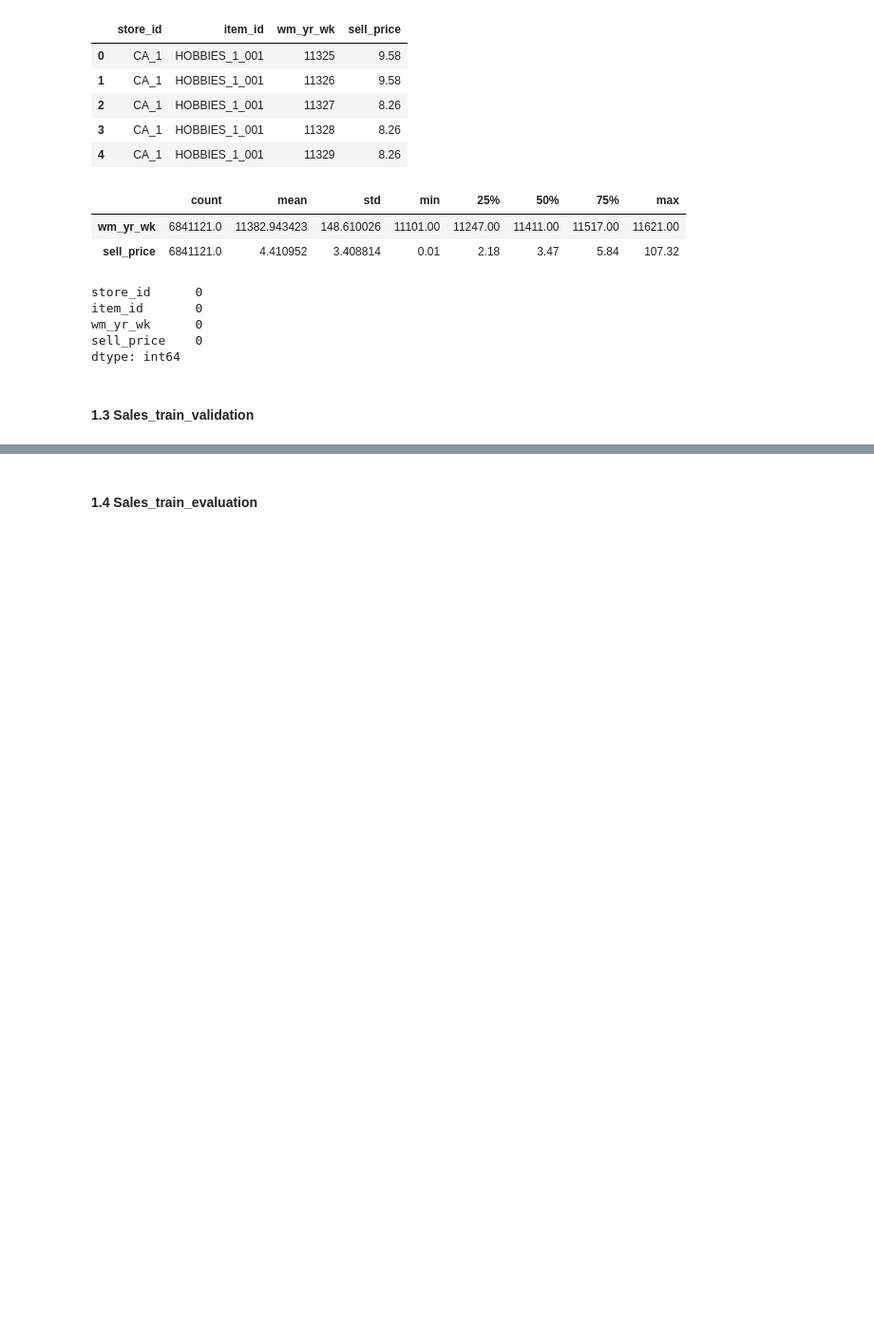
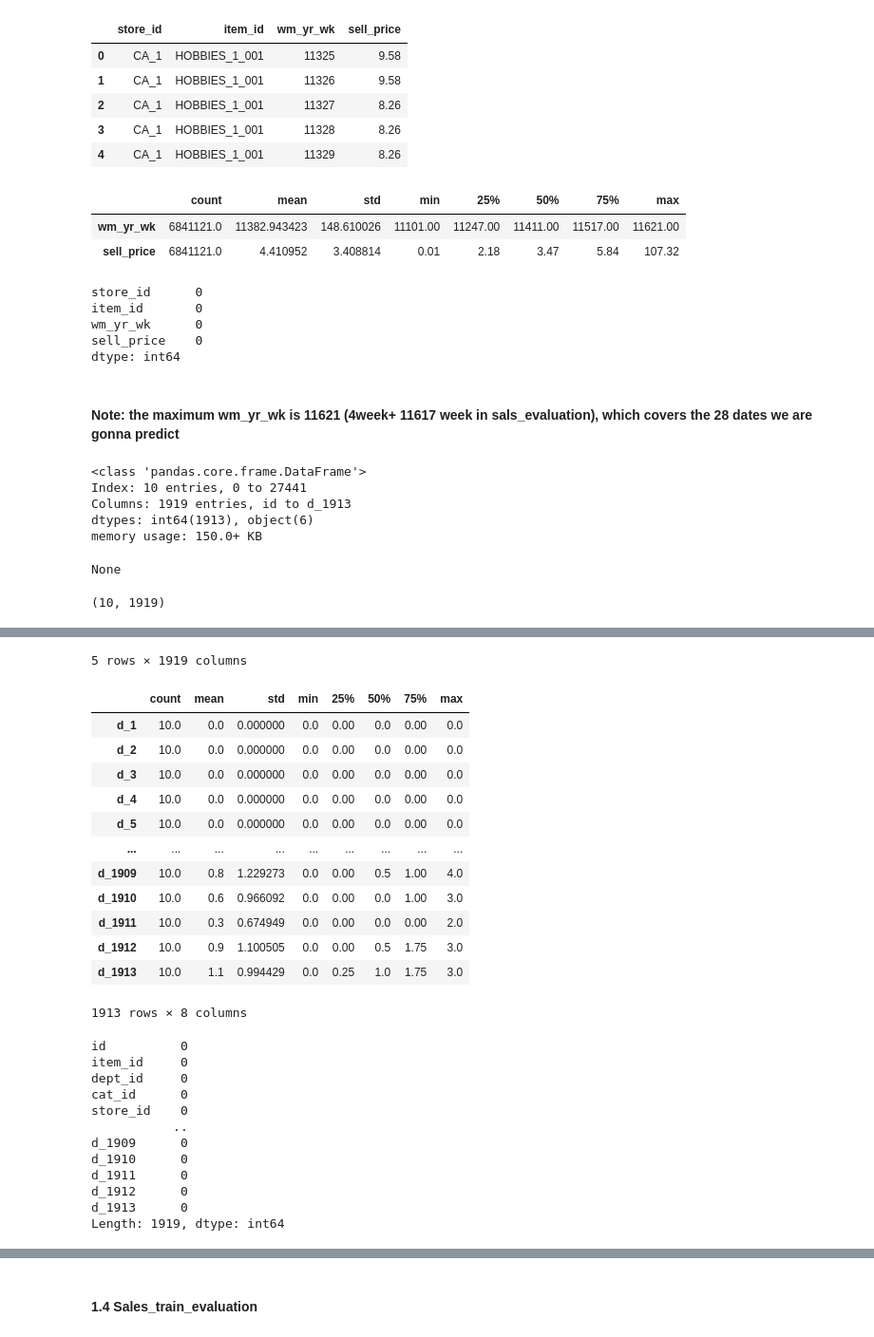
Before and after one commit to ionahu08/M5Forecasting_Accuracy, a Jupyter notebook: code/project_M5.ipynb, the cells around one changed output, grey strips where cells are left out. Shown at 95% size. Drawn from its saved outputs; the diff is of its cells as text; code cells hidden in the pictures; blank space fills up the shorter version.

```diff
--- a/code/project_M5.ipynb
+++ b/code/project_M5.ipynb
@@ -198,10 +194,19 @@ item_id       0
 wm_yr_wk      0
 sell_price    0
 dtype: int64
-# %% [markdown]
-#### 1.3 Sales_train_validation
+# %% [markdown]
+#### Note: the maximum wm_yr_wk is 11621 (4week+ 11617 week in sals_evaluation), which covers the 28 dates we are gonna predict
 # %%
 display(sales_train_val.info())
+display(sales_train_val.shape)
 display(sales_train_val.head())
 display(sales_train_val.describe().T)
 display(sales_train_val.isnull().sum().T)
+# %% [output]
+<class 'pandas.core.frame.DataFrame'>
+Index: 10 entries, 0 to 27441
+Columns: 1919 entries, id to d_1913
+dtypes: int64(1913), object(6)
+memory usage: 150.0+ KB
+None
+(10, 1919)
@@ -208,3 +219,29 @@ display(sales_train_val.isnull().sum().T)
+5 rows × 1919 columns
+|  | count | mean | std | min | 25% | 50% | 75% | max |
+| d_1 | 10.0 | 0.0 | 0.000000 | 0.0 | 0.00 | 0.0 | 0.00 | 0.0 |
+| d_2 | 10.0 | 0.0 | 0.000000 | 0.0 | 0.00 | 0.0 | 0.00 | 0.0 |
+| d_3 | 10.0 | 0.0 | 0.000000 | 0.0 | 0.00 | 0.0 | 0.00 | 0.0 |
+| d_4 | 10.0 | 0.0 | 0.000000 | 0.0 | 0.00 | 0.0 | 0.00 | 0.0 |
+| d_5 | 10.0 | 0.0 | 0.000000 | 0.0 | 0.00 | 0.0 | 0.00 | 0.0 |
+| ... | ... | ... | ... | ... | ... | ... | ... | ... |
+| d_1909 | 10.0 | 0.8 | 1.229273 | 0.0 | 0.00 | 0.5 | 1.00 | 4.0 |
+| d_1910 | 10.0 | 0.6 | 0.966092 | 0.0 | 0.00 | 0.0 | 1.00 | 3.0 |
+| d_1911 | 10.0 | 0.3 | 0.674949 | 0.0 | 0.00 | 0.0 | 0.00 | 2.0 |
+| d_1912 | 10.0 | 0.9 | 1.100505 | 0.0 | 0.00 | 0.5 | 1.75 | 3.0 |
+| d_1913 | 10.0 | 1.1 | 0.994429 | 0.0 | 0.25 | 1.0 | 1.75 | 3.0 |
+1913 rows × 8 columns
+id          0
+item_id     0
+dept_id     0
+cat_id      0
+store_id    0
+           ..
+d_1909      0
+d_1910      0
+d_1911      0
+d_1912      0
+d_1913      0
+Length: 1919, dtype: int64
 # %%
 # Pivot the dataframe d1 to d1913 to rows
 sales_train_val_T = sales_train_val.melt(
```
Also changed, not shown: parts of 13 cells of this notebook.
